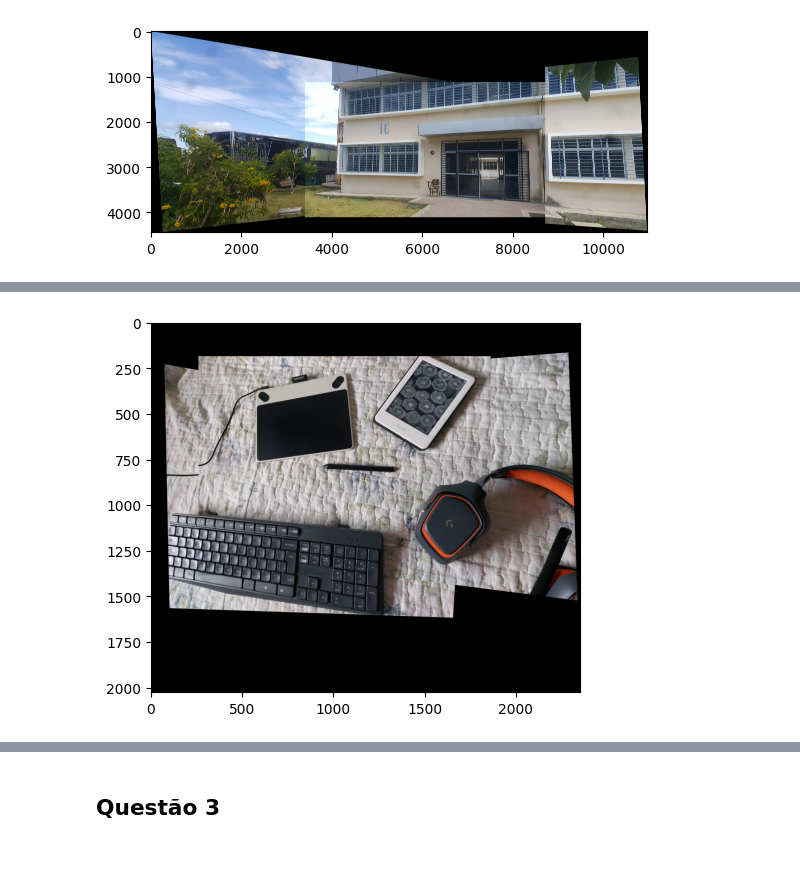
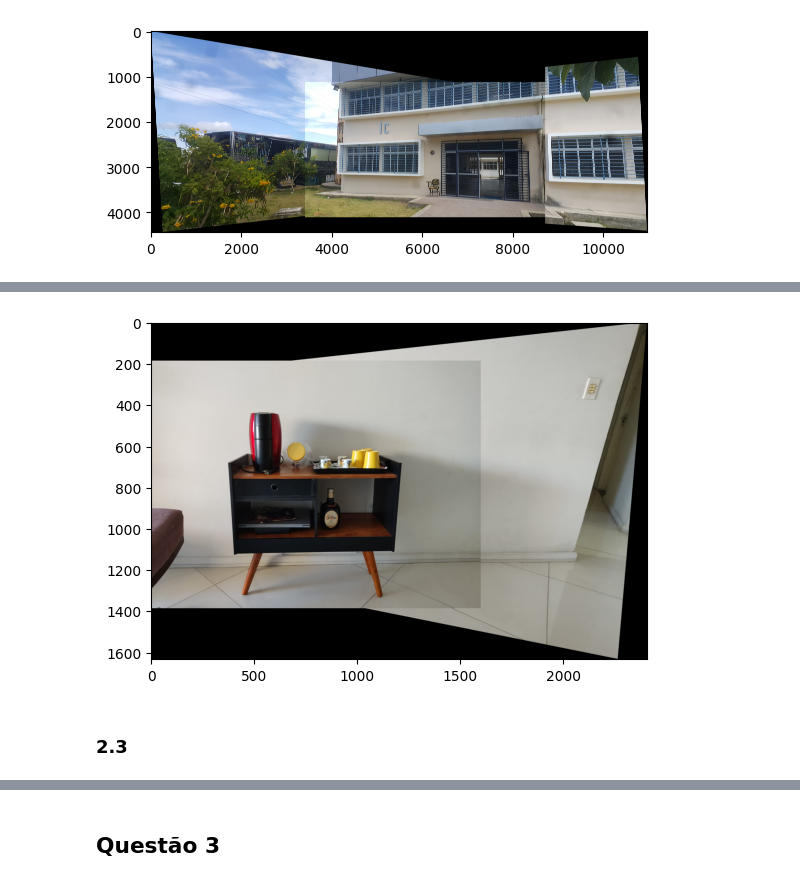
Before and after one commit to ghastcmd/computer-vision, a Jupyter notebook: list-3/lista3.ipynb, the cells around one changed output, grey strips where cells are left out. Cells and saved outputs as stored; diff of their text form; code cells hidden in the pictures; blank space fills up the shorter version.

```diff
--- a/list-3/lista3.ipynb
+++ b/list-3/lista3.ipynb
@@ -139,7 +189,17 @@ show_stitch(res2)
+# %%
+show_stitch(res6)
+# %% [output]
+[figure, added]
+# %% [markdown]
+### 2.3
 # %%
-image0 = cv2.imread(os.path.join(IMAGES_PATH, 'kindle3.jpeg'))
-res1 = stitch_two_images(image0, image7)
-res2 = stitch_two_images(res1, image8)
-show_stitch(res2)
+# 2.3
+
+res1 = stitch_two_images(kd2, kd1)
+res2 = stitch_two_images(res1, kd0)
+
+res3 = stitch_two_images(kd0, kd1)
+res4 = stitch_two_images(res3, kd2)
+
+res5 = stitch_two_images(kd0, kd1)
+res6 = stitch_two_images(kd2, res5)
-# %% [output]
-[figure, removed]
```
Also changed, not shown: parts of 26 cells of this notebook, 17 other files.
